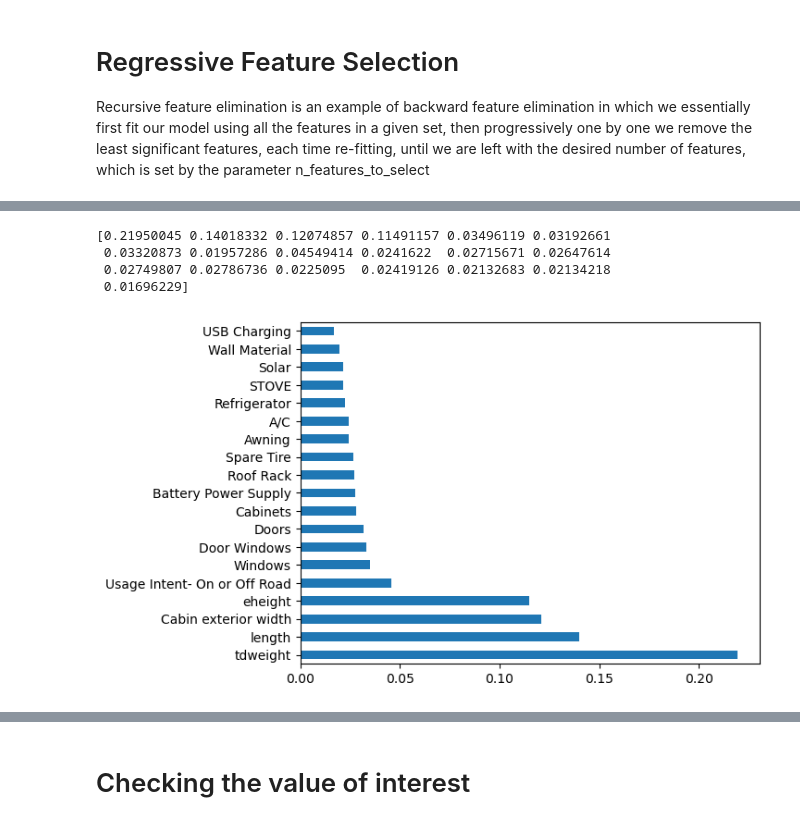
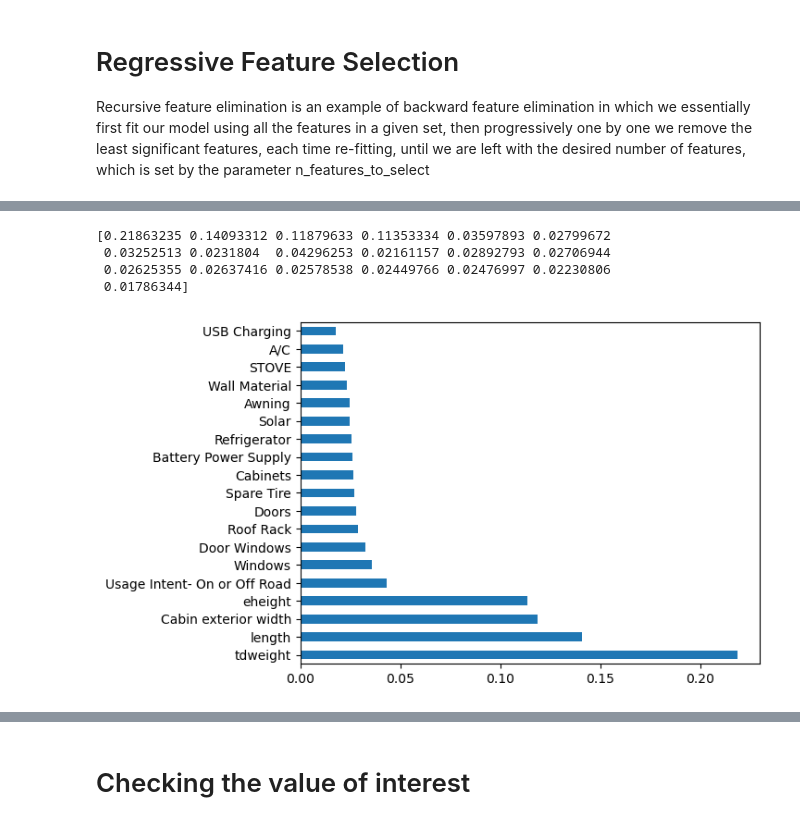
Before and after one commit to blue-quark/trailer_price_regression, a Jupyter notebook: trailer-price-regression.ipynb, the cells around one changed output, grey strips where cells are left out. Drawn from its saved outputs; the diff is of its cells as text; code cells hidden in the pictures.

Commit message:
Kaggle Notebook | Trailer Price Regression | Version 31

```diff
--- a/trailer-price-regression.ipynb
+++ b/trailer-price-regression.ipynb
@@ -616,4 +599,3 @@ data3=data.drop(data.index[90:])
 # %%
-#removing features which preformed worst in numerous tests
-X = data3.drop(['price', 'Rear Door', 'Rear Door Window'],axis=1)
-y=data3['price']
+X = data2.drop(['price', 'Rear Door', 'Rear Door Window'],axis=1)
+y=data2['price']
@@ -721,14 +602,14 @@ RMSE: 3898.938668472302
 # %%
 model = ExtraTreesClassifier()
 model.fit(X,y)
 print(model.feature_importances_) #use inbuilt class feature_importances of tree based classifiers
 #plot graph of feature importances
 feat_importances = pd.Series(model.feature_importances_, index=X.columns)
-feat_importances.nlargest(25).plot(kind='barh')
+feat_importances.nlargest(20).plot(kind='barh')
 plt.show()
 # %% [output]
-[0.21950045 0.14018332 0.12074857 0.11491157 0.03496119 0.03192661
- 0.03320873 0.01957286 0.04549414 0.0241622  0.02715671 0.02647614
- 0.02749807 0.02786736 0.0225095  0.02419126 0.02132683 0.02134218
- 0.01696229]
+[0.21863235 0.14093312 0.11879633 0.11353334 0.03597893 0.02799672
+ 0.03252513 0.0231804  0.04296253 0.02161157 0.02892793 0.02706944
+ 0.02625355 0.02637416 0.02578538 0.02449766 0.02476997 0.02230806
+ 0.01786344]
-[figure, old version]
+[figure, new version]
```
Also changed, not shown: parts of 47 cells of this notebook.
